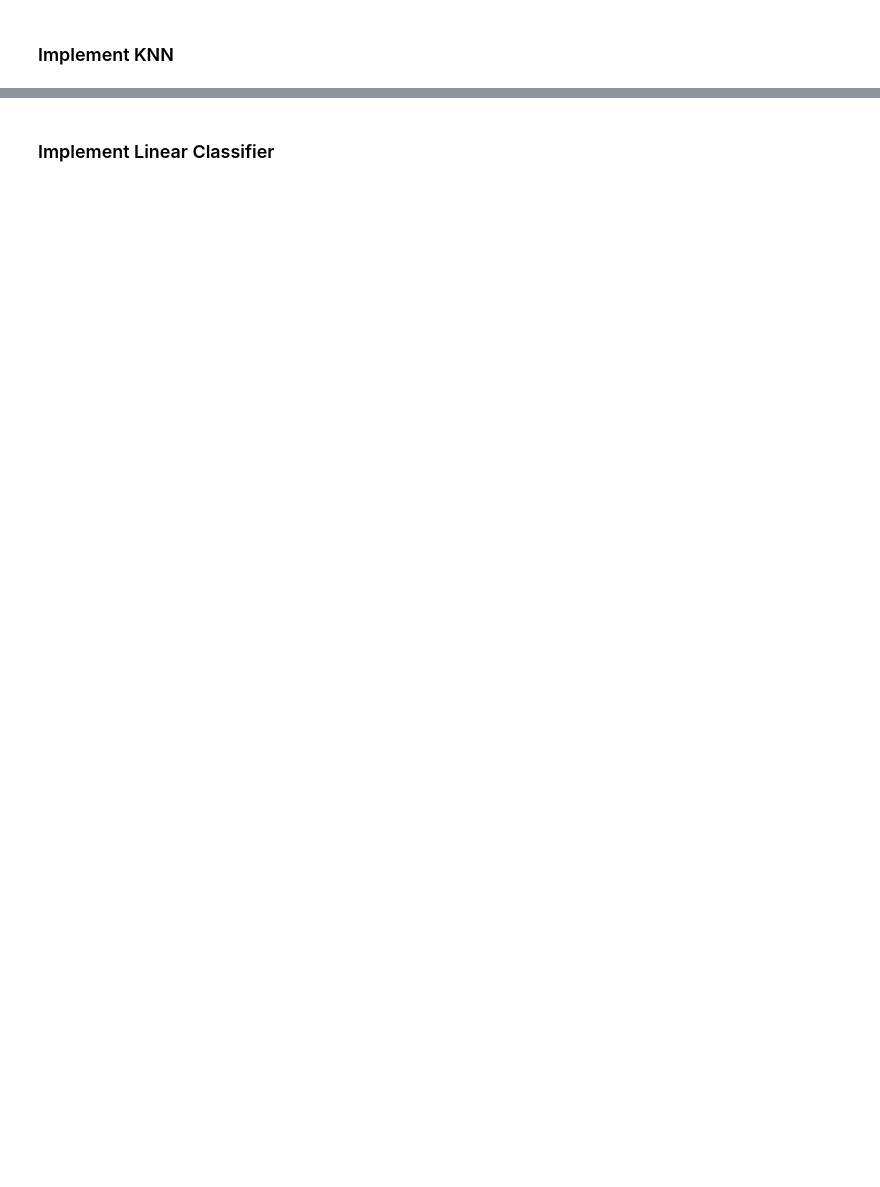
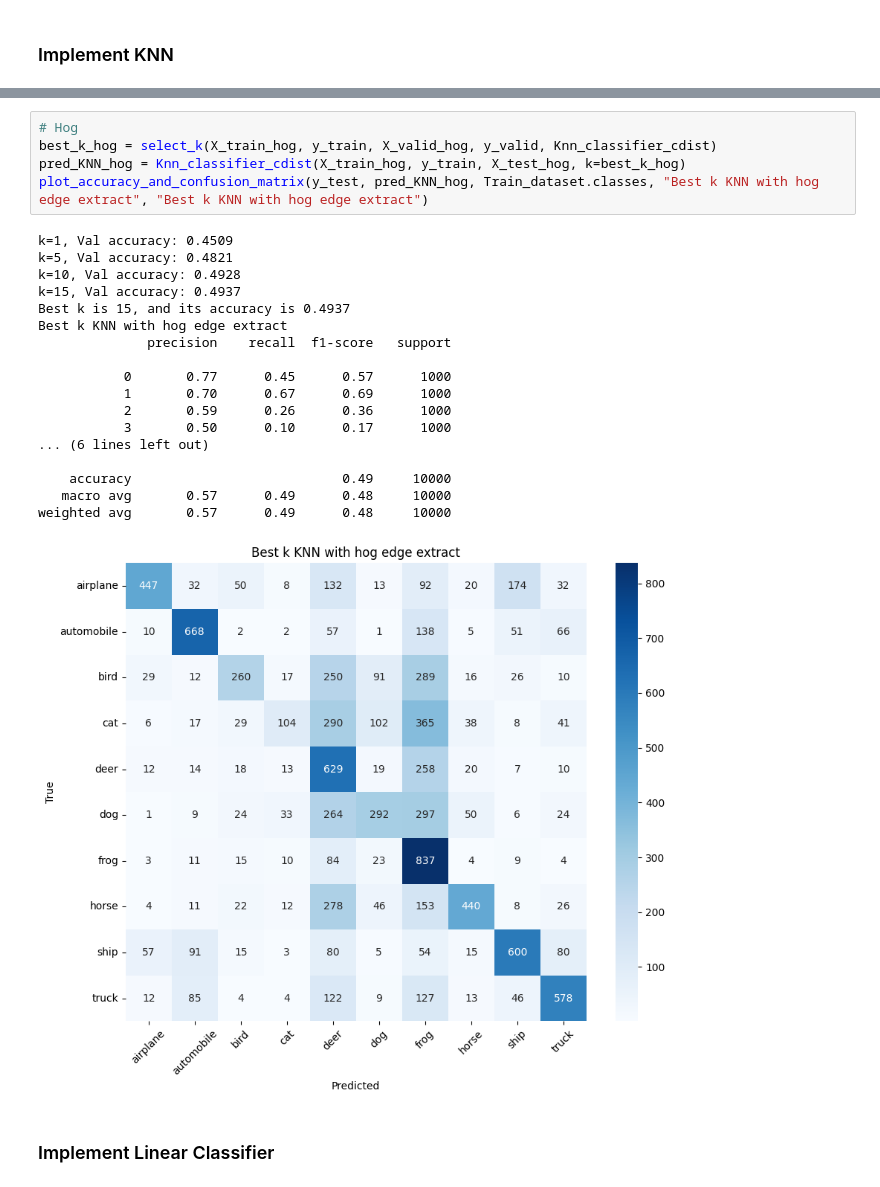
Before and after one commit to CyberVoyagerX/MU_2024-2-CISC7401-001-ADVANCED-MACHINE-LEARNING-HW, a Jupyter notebook: hw2/hw2_KNN_SVM.ipynb, the cells around one changed output, grey strips where cells are left out. Cells and saved outputs as stored; diff of their text form; blank space fills up the shorter version.

```diff
--- a/hw2/hw2_KNN_SVM.ipynb
+++ b/hw2/hw2_KNN_SVM.ipynb
@@ -302,2 +315,26 @@ Test accucacy is 0.2503 with k = 15
+# %%
+# Hog
+best_k_hog = select_k(X_train_hog, y_train, X_valid_hog, y_valid, Knn_classifier_cdist)
+pred_KNN_hog = Knn_classifier_cdist(X_train_hog, y_train, X_test_hog, k=best_k_hog)
+plot_accuracy_and_confusion_matrix(y_test, pred_KNN_hog, Train_dataset.classes, "Best k KNN with hog edge extract", "Best k KNN with hog edge extract")
+# %% [output]
+k=1, Val accuracy: 0.4509
+k=5, Val accuracy: 0.4821
+k=10, Val accuracy: 0.4928
+k=15, Val accuracy: 0.4937
+Best k is 15, and its accuracy is 0.4937
+Best k KNN with hog edge extract
+              precision    recall  f1-score   support
+
+           0       0.77      0.45      0.57      1000
+           1       0.70      0.67      0.69      1000
+           2       0.59      0.26      0.36      1000
+           3       0.50      0.10      0.17      1000
+... (6 lines left out)
+
+    accuracy                           0.49     10000
+   macro avg       0.57      0.49      0.48     10000
+weighted avg       0.57      0.49      0.48     10000
+[figure, added]
 # %% [markdown]
 ### Implement Linear Classifier
```
Also changed, not shown: parts of 36 cells of this notebook, 8 other files.
